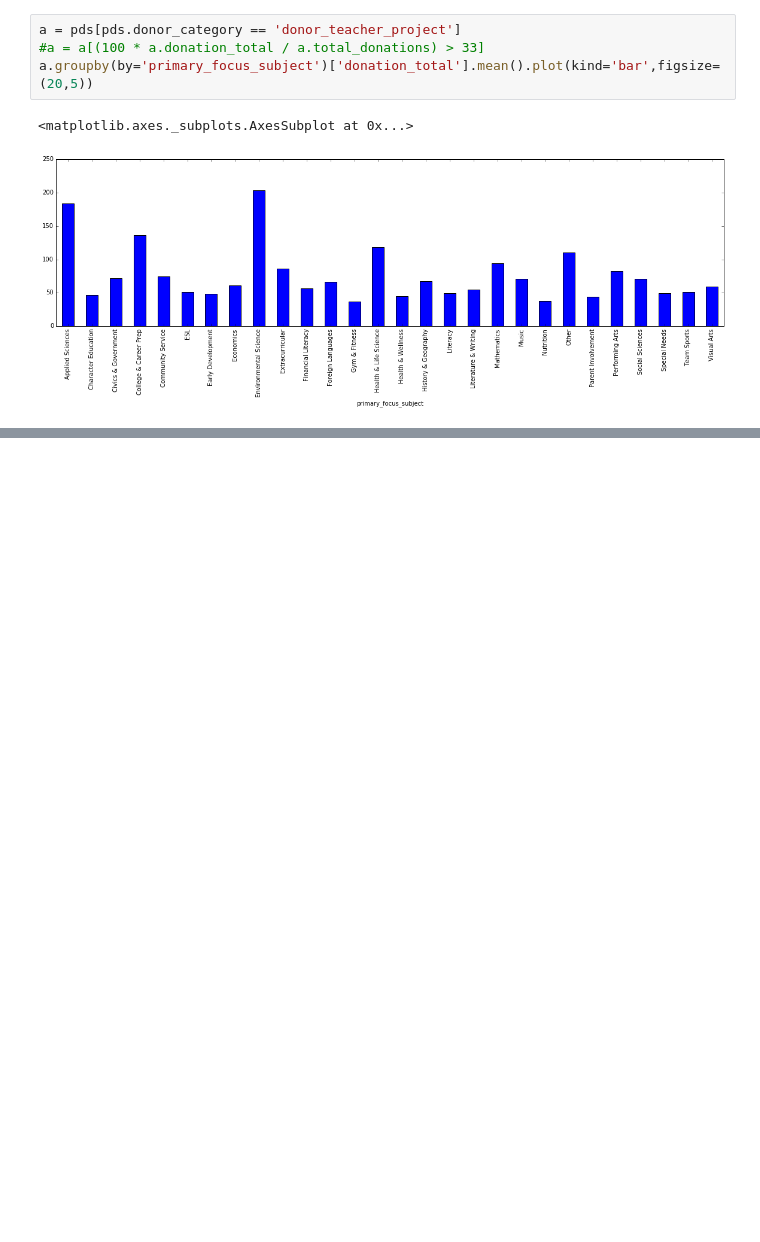
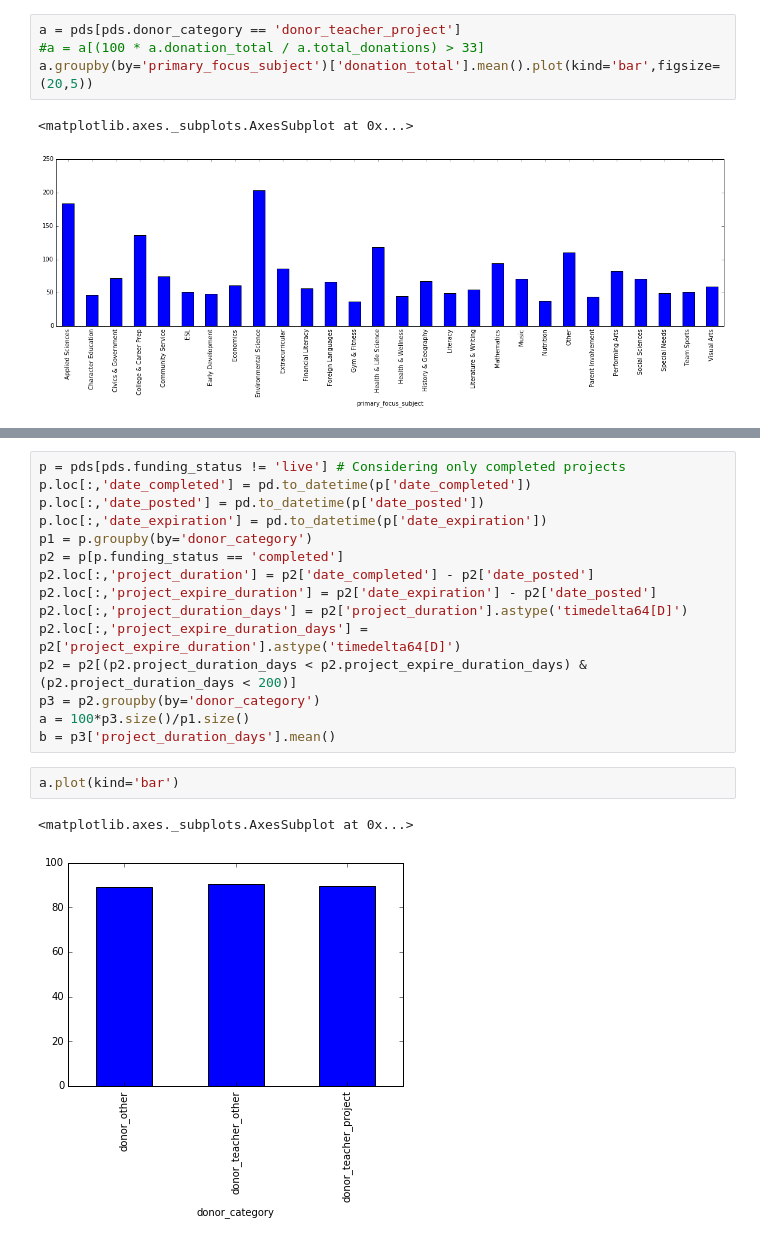
Before and after one commit to Naveed1842/data-science-intensive-2, a Jupyter notebook: Donor-Choose-Project/Projects_Donations_DataExploration.ipynb, the cells around one changed output, grey strips where cells are left out. Saved outputs shown, nothing was run; the diff lists cells and outputs as text; blank space fills up the shorter version.

Commit message:
adding few more plots

```diff
--- a/Donor-Choose-Project/Projects_Donations_DataExploration.ipynb
+++ b/Donor-Choose-Project/Projects_Donations_DataExploration.ipynb
@@ -148,3 +148,23 @@ a.groupby(by='primary_focus_subject')['donation_total'].mean().plot(kind='bar',f
 # %% [output]
 <matplotlib.axes._subplots.AxesSubplot at 0x...>
 [figure]
+# %%
+p = pds[pds.funding_status != 'live'] # Considering only completed projects
+p.loc[:,'date_completed'] = pd.to_datetime(p['date_completed'])
+p.loc[:,'date_posted'] = pd.to_datetime(p['date_posted'])
+p.loc[:,'date_expiration'] = pd.to_datetime(p['date_expiration'])
+p1 = p.groupby(by='donor_category')
+p2 = p[p.funding_status == 'completed']
+p2.loc[:,'project_duration'] = p2['date_completed'] - p2['date_posted']
+p2.loc[:,'project_expire_duration'] = p2['date_expiration'] - p2['date_posted']
+p2.loc[:,'project_duration_days'] = p2['project_duration'].astype('timedelta64[D]')
+p2.loc[:,'project_expire_duration_days'] = p2['project_expire_duration'].astype('timedelta64[D]')
+p2 = p2[(p2.project_duration_days < p2.project_expire_duration_days) & (p2.project_duration_days < 200)]
+p3 = p2.groupby(by='donor_category')
+a = 100*p3.size()/p1.size()
+b = p3['project_duration_days'].mean()
+# %%
+a.plot(kind='bar')
+# %% [output]
+<matplotlib.axes._subplots.AxesSubplot at 0x...>
+[figure, added]
```
Also changed, not shown: parts of 4 cells of this notebook.
